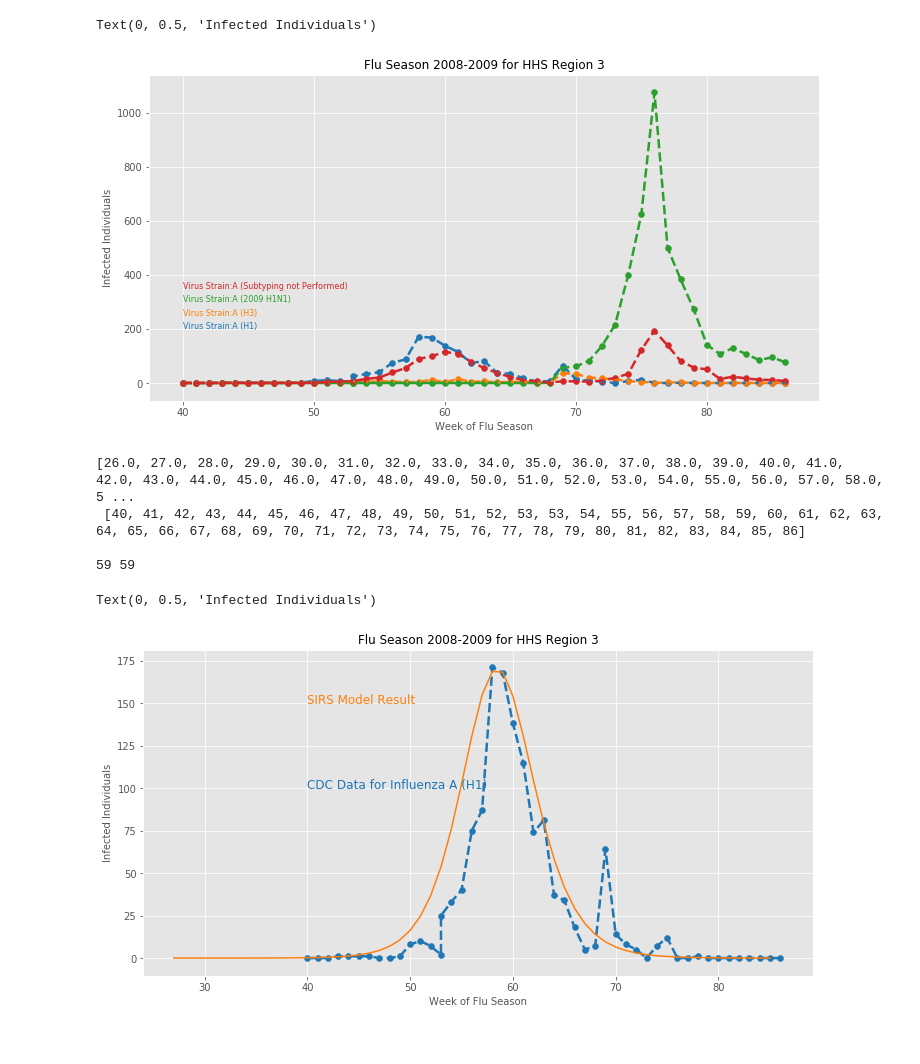
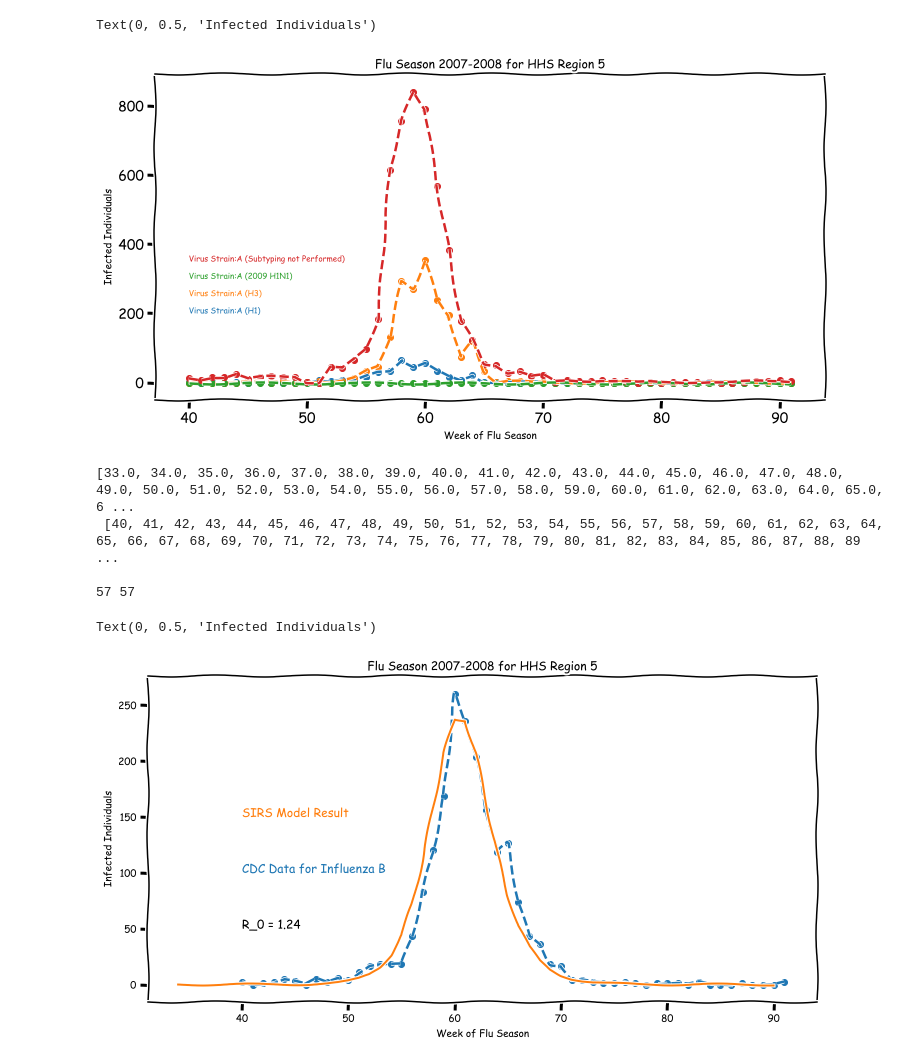
Before and after one commit to GaloisInc/AMIDOL, a Jupyter notebook: docs/SIRS/Python SIRS Modeling.ipynb, the cells around one changed output. Drawn from its saved outputs; the diff is of its cells as text; code cells hidden in the pictures.

```diff
--- a/docs/SIRS/Python SIRS Modeling.ipynb
+++ b/docs/SIRS/Python SIRS Modeling.ipynb
@@ -7,8 +7,8 @@ from scipy.integrate import odeint
 # Read the data in, then select the relevant columns, and adjust the week so it is easier to realize
 # as a time series.
 virii = ["A (H1)", "A (H3)", "A (2009 H1N1)", "A (Subtyping not Performed)", "B"]
-virus = "A (H1)"
-file = "data/2008-2009_Region-3_WHO-NREVSS.csv"
+virus = "B"
+file = "data/2007-2008_Region-5_WHO-NREVSS.csv"
 fluData = pd.read_csv(file)[["YEAR", "WEEK", "TOTAL SPECIMENS"] + virii]
 firstWeek = fluData["WEEK"][0]
 fluData["T"] = fluData["WEEK"] + 52 * (fluData["WEEK"] < firstWeek)
@@ -22,33 +22,33 @@ popYear = match[1]
 # %%
 import matplotlib.pyplot as plt
 %matplotlib inline
-#plt.xkcd()
-plt.style.use('ggplot')
+plt.xkcd()
+#plt.style.use('ggplot')
 tableau20 = [(31, 119, 180), (174, 199, 232), (255, 127, 14), (255, 187, 120),
              (44, 160, 44), (152, 223, 138), (214, 39, 40), (255, 152, 150),
              (148, 103, 189), (197, 176, 213), (140, 86, 75), (196, 156, 148),
              (227, 119, 194), (247, 182, 210), (127, 127, 127), (199, 199, 199),
              (188, 189, 34), (219, 219, 141), (23, 190, 207), (158, 218, 229)]
 
 # Scale the RGB values to the [0, 1] range, which is the format matplotlib accepts.
 for i in range(len(tableau20)):
     r, g, b = tableau20[i]
     tableau20[i] = (r / 255., g / 255., b / 255.)
 
 plt.figure(figsize=(12,6))
 
 for idx in [0, 1, 2, 3]:
     plt.plot(fluData['T'], fluData[virii[idx]], ls="--", lw=2.5, color=tableau20[idx*2], alpha=1)
     plt.scatter(fluData['T'], fluData[virii[idx]], color=tableau20[idx*2])
     y_pos = 200 + idx*50
     plt.text(40, y_pos, "Virus Strain:" + virii[idx], fontsize=8, color=tableau20[idx*2])
 
 plt.title(title, fontsize=12)
 plt.xlabel("Week of Flu Season", fontsize=10)
 plt.ylabel("Infected Individuals", fontsize=10)
 # %% [output]
 Text(0, 0.5, 'Infected Individuals')
-[figure, old version]
+[figure, new version]
 # %%
 # Initial values of our states
 popData = pd.read_csv('data/population_data.csv', index_col=0)
@@ -62,7 +62,7 @@ R0 = 0
 S0 = N - R0 - I0
 
 gamma = 1/3
-rho = 1.19
+rho = 1.24
 beta = rho*gamma
 
 def deriv(y, t, N, beta, gamma):
@@ -74,7 +74,7 @@ def deriv(y, t, N, beta, gamma):
 
 y0 = S0, I0, R0
 
-min = 26
+min = 33
 max = fluData['T'].max()
 t = list(range(min*7, max*7))
 w = [x/7 for x in t]
@@ -99,15 +99,16 @@ plt.figure(figsize=(12,6))
 plt.plot(fluData['T'], fluData[virus], ls="--", lw=2.5, color=tableau20[0], alpha=1)
 plt.scatter(fluData['T'], fluData[virus], color=tableau20[0])
 plt.plot(plotT, plotV, color=tableau20[2])
+plt.text(40, 50, "R_0 = 1.24", fontsize=12, color="k")
 plt.text(40, 100, "CDC Data for Influenza " + virus, fontsize=12, color=tableau20[0])
 plt.text(40, 150, "SIRS Model Result", fontsize=12, color=tableau20[2])
 plt.title(title, fontsize=12)
 plt.xlabel("Week of Flu Season", fontsize=10)
 plt.ylabel("Infected Individuals", fontsize=10)
 # %% [output]
-[26.0, 27.0, 28.0, 29.0, 30.0, 31.0, 32.0, 33.0, 34.0, 35.0, 36.0, 37.0, 38.0, 39.0, 40.0, 41.0, 42.0, 43.0, 44.0, 45.0, 46.0, 47.0, 48.0, 49.0, 50.0, 51.0, 52.0, 53.0, 54.0, 55.0, 56.0, 57.0, 58.0, 5 ...
- [40, 41, 42, 43, 44, 45, 46, 47, 48, 49, 50, 51, 52, 53, 53, 54, 55, 56, 57, 58, 59, 60, 61, 62, 63, 64, 65, 66, 67, 68, 69, 70, 71, 72, 73, 74, 75, 76, 77, 78, 79, 80, 81, 82, 83, 84, 85, 86]
+[33.0, 34.0, 35.0, 36.0, 37.0, 38.0, 39.0, 40.0, 41.0, 42.0, 43.0, 44.0, 45.0, 46.0, 47.0, 48.0, 49.0, 50.0, 51.0, 52.0, 53.0, 54.0, 55.0, 56.0, 57.0, 58.0, 59.0, 60.0, 61.0, 62.0, 63.0, 64.0, 65.0, 6 ...
+ [40, 41, 42, 43, 44, 45, 46, 47, 48, 49, 50, 51, 52, 53, 54, 55, 56, 57, 58, 59, 60, 61, 62, 63, 64, 65, 66, 67, 68, 69, 70, 71, 72, 73, 74, 75, 76, 77, 78, 79, 80, 81, 82, 83, 84, 85, 86, 87, 88, 89 ...
 
-59 59
+57 57
 Text(0, 0.5, 'Infected Individuals')
-[figure, old version]
+[figure, new version]
```
Also changed, not shown: 6 other files.
